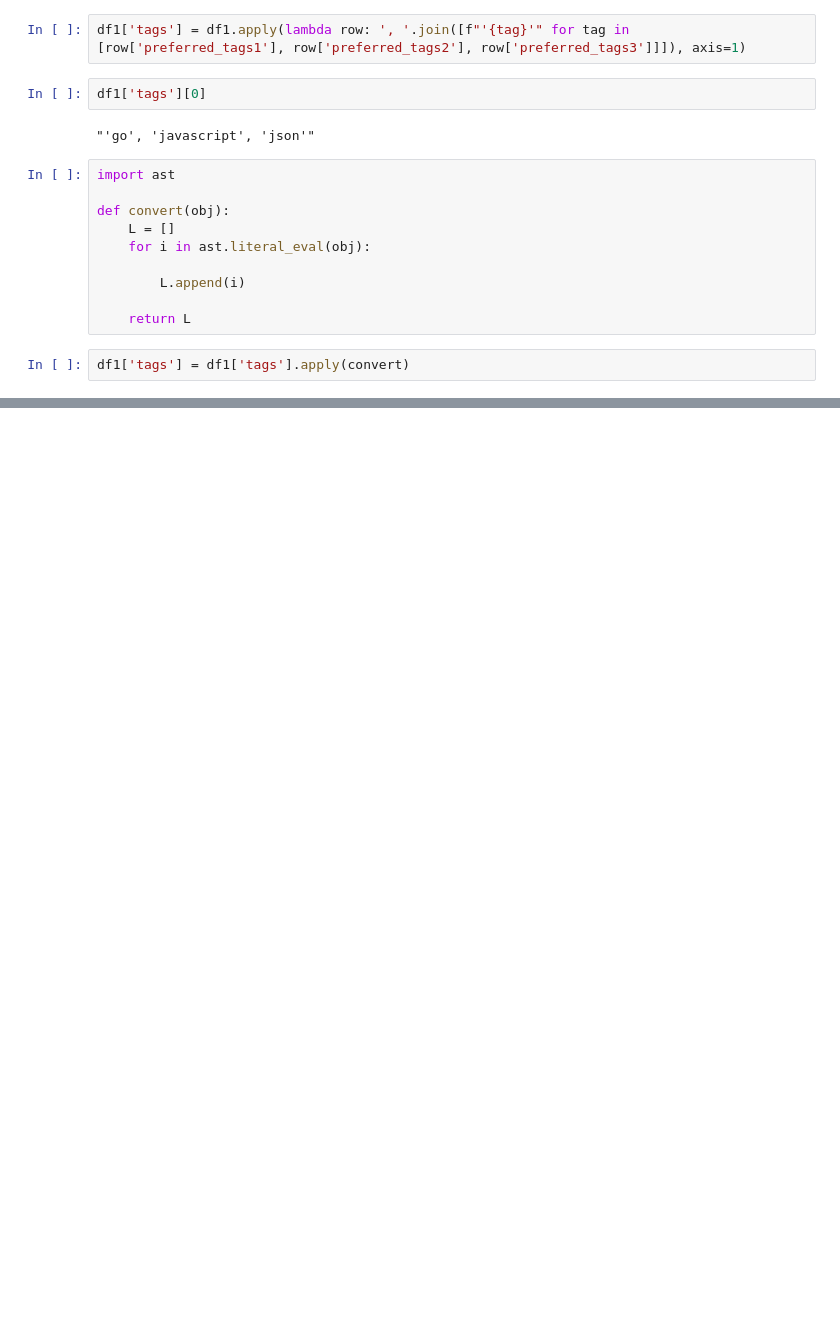
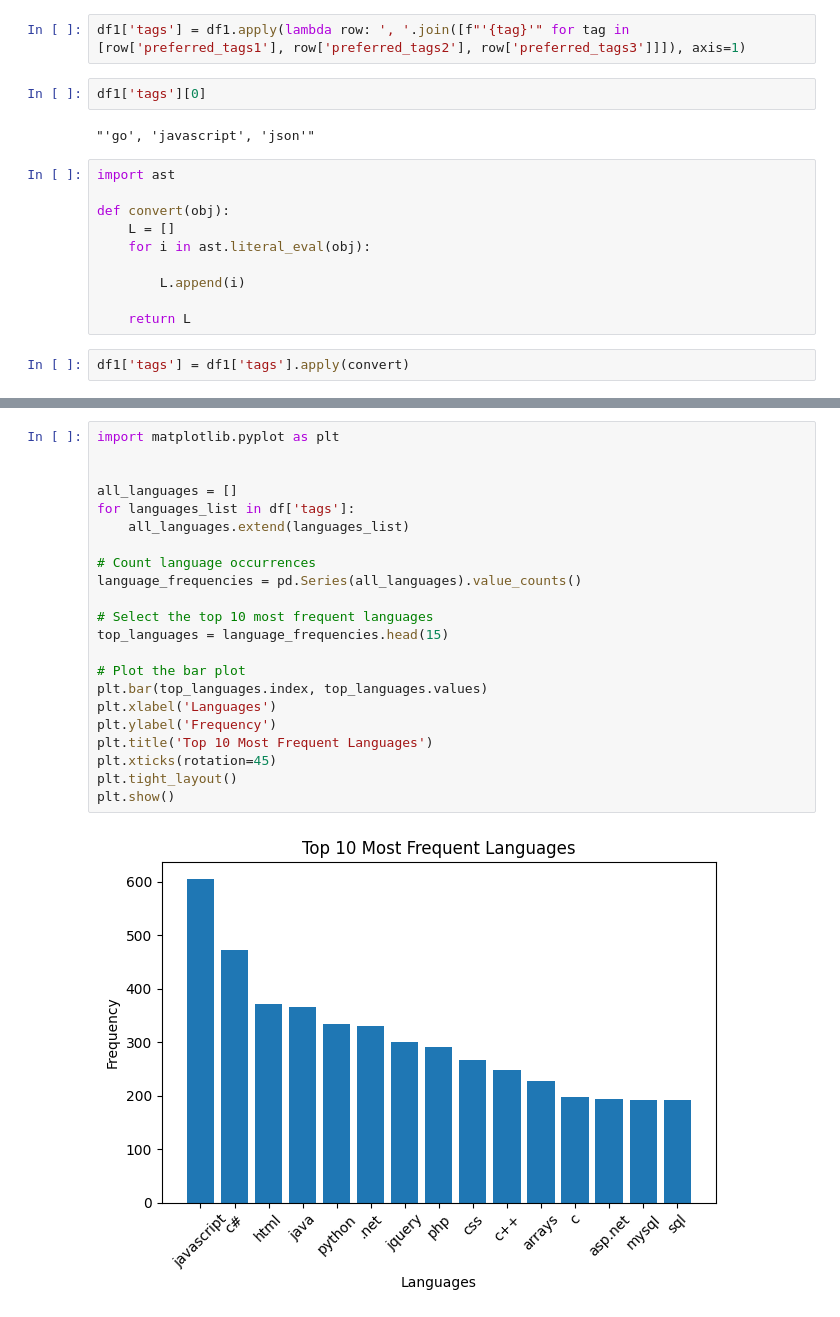
Before and after one commit to antussa2016/thesis_work, a Jupyter notebook: data_analysis/analysing_data.ipynb, the cells around one changed output, grey strips where cells are left out. Cells and saved outputs as stored; diff of their text form; blank space fills up the shorter version.

```diff
--- a/data_analysis/analysing_data.ipynb
+++ b/data_analysis/analysing_data.ipynb
@@ -292,0 +359,24 @@ uncommon_tag_s
+# %%
+import matplotlib.pyplot as plt
+
+
+all_languages = []
+for languages_list in df['tags']:
+    all_languages.extend(languages_list)
+
+# Count language occurrences
+language_frequencies = pd.Series(all_languages).value_counts()
+
+# Select the top 10 most frequent languages
+top_languages = language_frequencies.head(15)
+
+# Plot the bar plot
+plt.bar(top_languages.index, top_languages.values)
+plt.xlabel('Languages')
+plt.ylabel('Frequency')
+plt.title('Top 10 Most Frequent Languages')
+plt.xticks(rotation=45)
+plt.tight_layout()
+plt.show()
+# %% [output]
+[figure, added]
```
Also changed, not shown: parts of 27 cells of this notebook.
